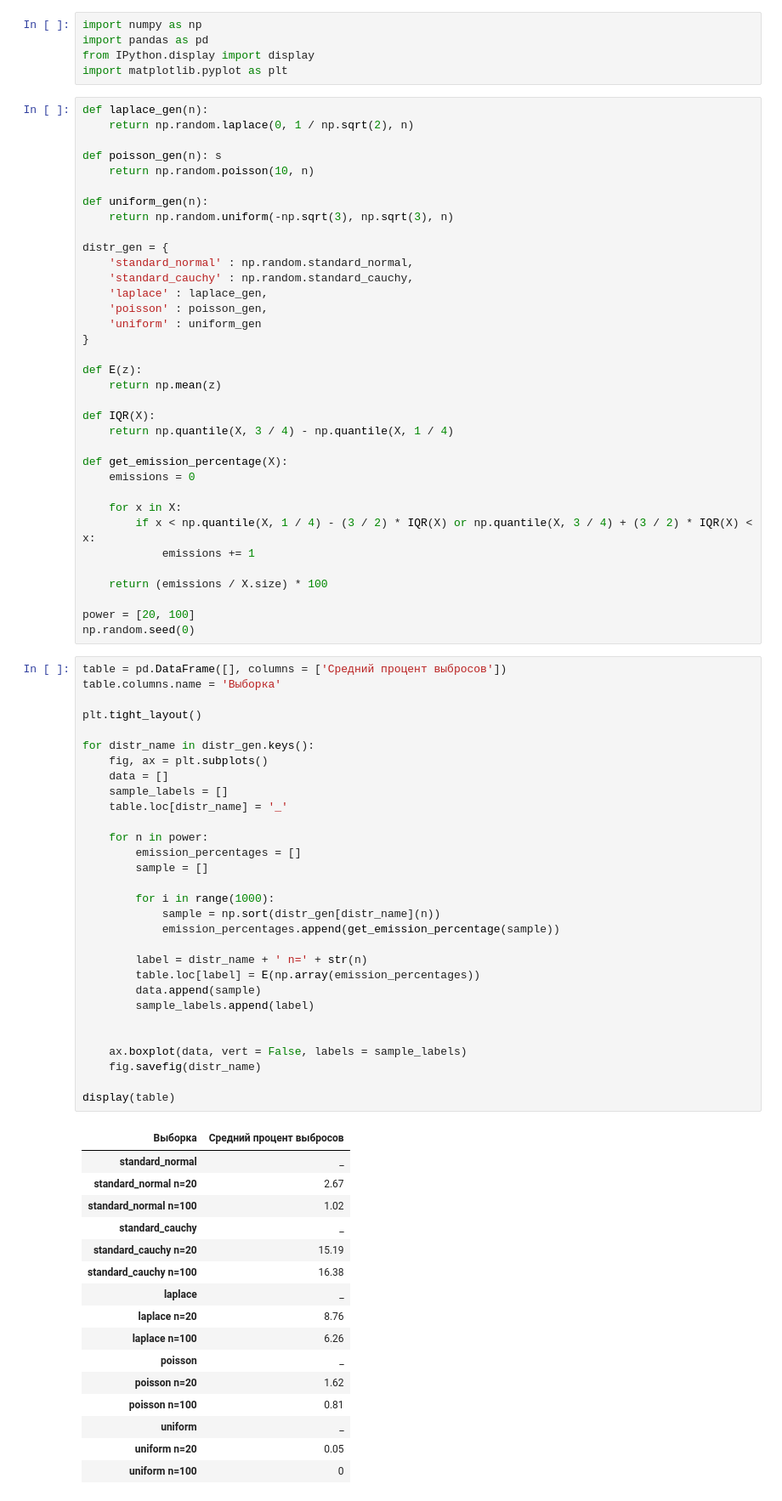
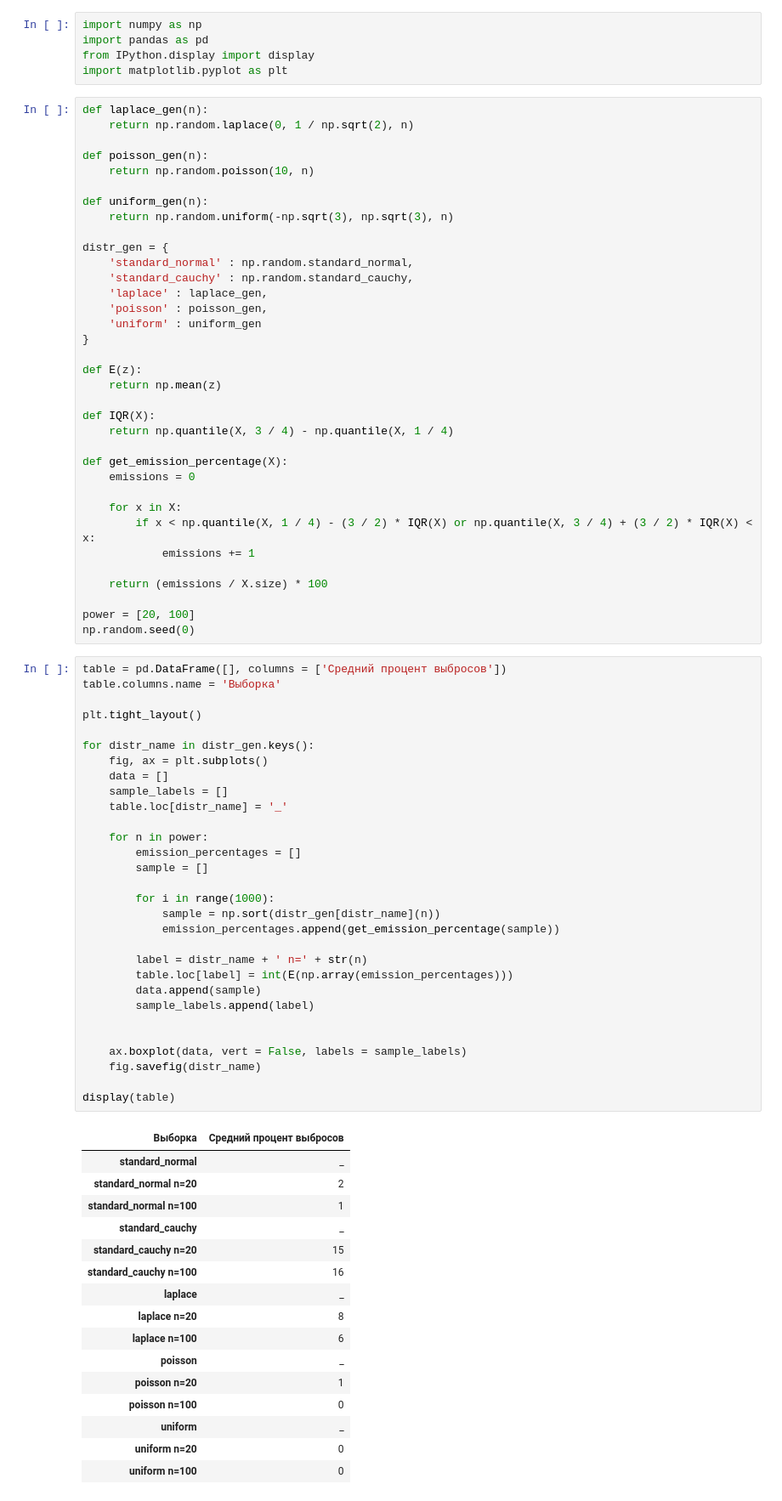
Before and after one commit to MeShootIn/matstat, a Jupyter notebook: lab_3/lab_3.ipynb, the cells around one changed output. Shown at 85% size. Drawn from its saved outputs; the diff is of its cells as text.

```diff
--- a/lab_3/lab_3.ipynb
+++ b/lab_3/lab_3.ipynb
@@ -7,7 +7,7 @@ import matplotlib.pyplot as plt
 def laplace_gen(n):
     return np.random.laplace(0, 1 / np.sqrt(2), n)
 
-def poisson_gen(n): s
+def poisson_gen(n):
     return np.random.poisson(10, n)
 
 def uniform_gen(n):
@@ -43,47 +43,47 @@ table = pd.DataFrame([], columns = ['Средний процент выброс
 table.columns.name = 'Выборка'
 
 plt.tight_layout()
 
 for distr_name in distr_gen.keys():
     fig, ax = plt.subplots()
     data = []
     sample_labels = []
     table.loc[distr_name] = '_'
 
     for n in power:
         emission_percentages = []
         sample = []
 
         for i in range(1000):
             sample = np.sort(distr_gen[distr_name](n))
             emission_percentages.append(get_emission_percentage(sample))
 
         label = distr_name + ' n=' + str(n)
-        table.loc[label] = E(np.array(emission_percentages))
+        table.loc[label] = int(E(np.array(emission_percentages)))
         data.append(sample)
         sample_labels.append(label)
 
 
     ax.boxplot(data, vert = False, labels = sample_labels)
     fig.savefig(distr_name)
 
 display(table)
 # %% [output]
 | Выборка | Средний процент выбросов |
 | standard_normal | _ |
-| standard_normal n=20 | 2.67 |
-| standard_normal n=100 | 1.02 |
+| standard_normal n=20 | 2 |
+| standard_normal n=100 | 1 |
 | standard_cauchy | _ |
-| standard_cauchy n=20 | 15.19 |
-| standard_cauchy n=100 | 16.38 |
+| standard_cauchy n=20 | 15 |
+| standard_cauchy n=100 | 16 |
 | laplace | _ |
-| laplace n=20 | 8.76 |
-| laplace n=100 | 6.26 |
+| laplace n=20 | 8 |
+| laplace n=100 | 6 |
 | poisson | _ |
-| poisson n=20 | 1.62 |
-| poisson n=100 | 0.81 |
+| poisson n=20 | 1 |
+| poisson n=100 | 0 |
 | uniform | _ |
-| uniform n=20 | 0.05 |
+| uniform n=20 | 0 |
 | uniform n=100 | 0 |
 <Figure size 864x504 with 0 Axes>
 [figure]
```
Also changed, not shown: 3 other files.
